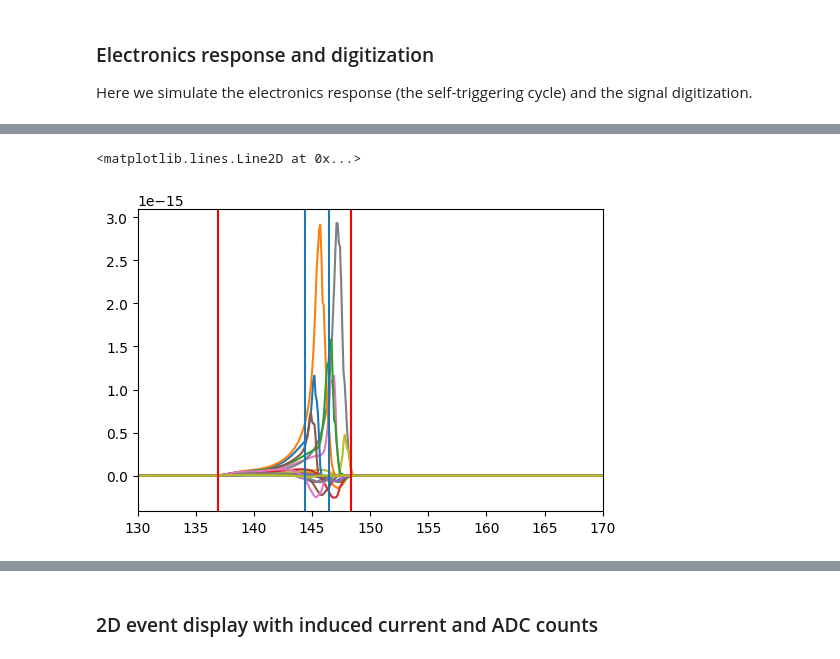
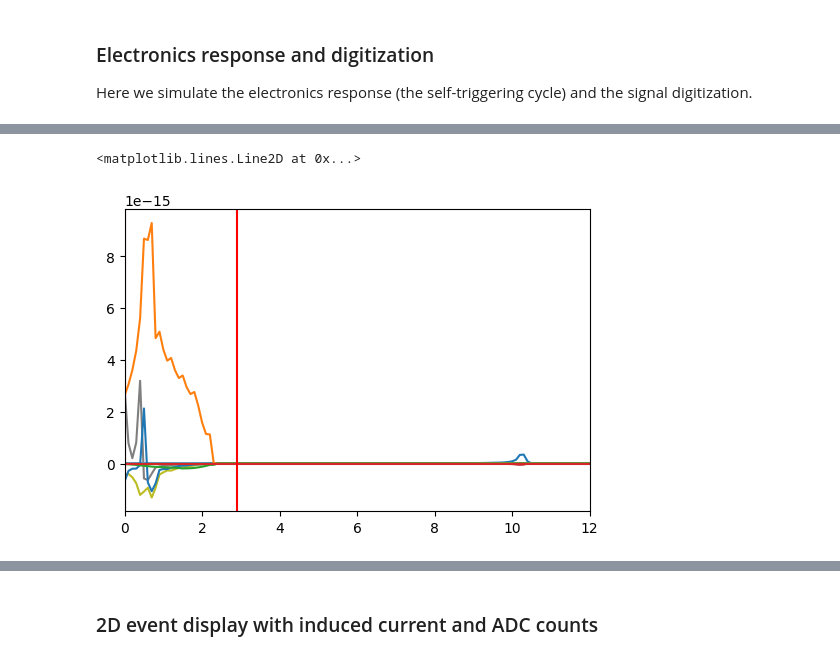
Before and after one commit to DUNE/larnd-sim, a Jupyter notebook: examples/Pixel induced current.ipynb, the cells around one changed output, grey strips where cells are left out. Cells and saved outputs as stored; diff of their text form; code cells hidden in the pictures.

```diff
--- a/examples/Pixel induced current.ipynb
+++ b/examples/Pixel induced current.ipynb
@@ -38,5 +43,5 @@ from larndsim import quenching, drifting, detsim, pixels_from_track, fee
 # %%
-response = cp.load('response.npy')
+response = cp.load('../larndsim/response.npy')
 # %% [markdown]
 ### Dataset import
 First of all we load the `edep-sim` output. For this sample we need to invert $z$ and $y$ axes.
@@ -44,7 +49,7 @@ First of all we load the `edep-sim` output. For this sample we need to invert $z
 unique_pix = cp.empty((0,2))
 pixels_signals = cp.zeros((len(unique_pix), len(consts.time_ticks)*3))
 # %%
-with h5py.File('module0_corsika.h5', 'r') as f:
+with h5py.File('/global/project/projectdirs/dune/www/data/Module0/simulation/edepsim/edepsim_hdf5_12/edep.23959.h5', 'r') as f:
     tracks = np.array(f['segments'])
 
 x_start = np.copy(tracks['x_start'] )
@@ -59,4 +64,4 @@ tracks['z_start'] = x_start
 tracks['z_end'] = x_end
 tracks['z'] = x
 
-selected_tracks = tracks[3:4]
+selected_tracks = tracks[:5]
@@ -330 +354,3 @@ fee.get_adc_values[BPG,TPB](pixels_signals,
 adc_list = fee.digitize(integral_list)
+# %%
+index=np.argmax(pixels_signals.sum(axis=1)).get()
@@ -330,0 +359,18 @@ adc_list = fee.digitize(integral_list)
+# %%
+fig,ax=plt.subplots(1,1)
+for ip, p in enumerate(pixels_signals[index:index+1]):
+    if np.sum(p):
+        ax.plot(consts.time_ticks,p.get()[:2001],label='new')
+ax.set_xlim(25,50)
+# ax.plot(consts.time_ticks,integrate.get()[index][:2001])
+# ax.axvline(selected_tracks['t_start'][0],c='r')
+ax.axvline(selected_tracks['t_end'][0],c='r')
+# ax.axvline(max(adc_ticks_list[index]),c='k',lw=2)
+
+
+ax.legend()
+# ax.axvline(selected_tracks['t_end'][5],c='r')
+# ax.axvline(selected_tracks['t_start'][4],c='b')
+# ax.axvline(selected_tracks['t_end'][4],c='b')
+# ax.axvline(selected_tracks['t_start'][9],c='g')
+# ax.axvline(selected_tracks['t_end'][9],c='g')
@@ -331,21 +380,21 @@ adc_list = fee.digitize(integral_list)
 # %%
 fig,ax=plt.subplots(1,1)
 for ip, p in enumerate(pixels_signals):
     if np.sum(p):
         ax.plot(consts.time_ticks,p.get()[:2001])
-ax.set_xlim(130,170)
-ax.axvline(selected_tracks['t_start'][0]-8.5,c='r')
+ax.set_xlim(0,12)
+ax.plot(consts.time_ticks,integrate.get()[index][:2001])
+ax.axvline(selected_tracks['t_start'][0],c='r')
 ax.axvline(selected_tracks['t_end'][0],c='r')
-ax.axvline(max(adc_ticks_list[adc_ticks_list>0]))
-ax.axvline(min(adc_ticks_list[adc_ticks_list>0]))
+# ax.axvline(max(adc_ticks_list[index]),c='k',lw=2)
 
 
 
 # ax.axvline(selected_tracks['t_end'][5],c='r')
 # ax.axvline(selected_tracks['t_start'][4],c='b')
 # ax.axvline(selected_tracks['t_end'][4],c='b')
 # ax.axvline(selected_tracks['t_start'][9],c='g')
 # ax.axvline(selected_tracks['t_end'][9],c='g')
 # %% [output]
 <matplotlib.lines.Line2D at 0x...>
-[figure, old version]
+[figure, new version]
```
Also changed, not shown: parts of 38 cells of this notebook, 4 other files.
